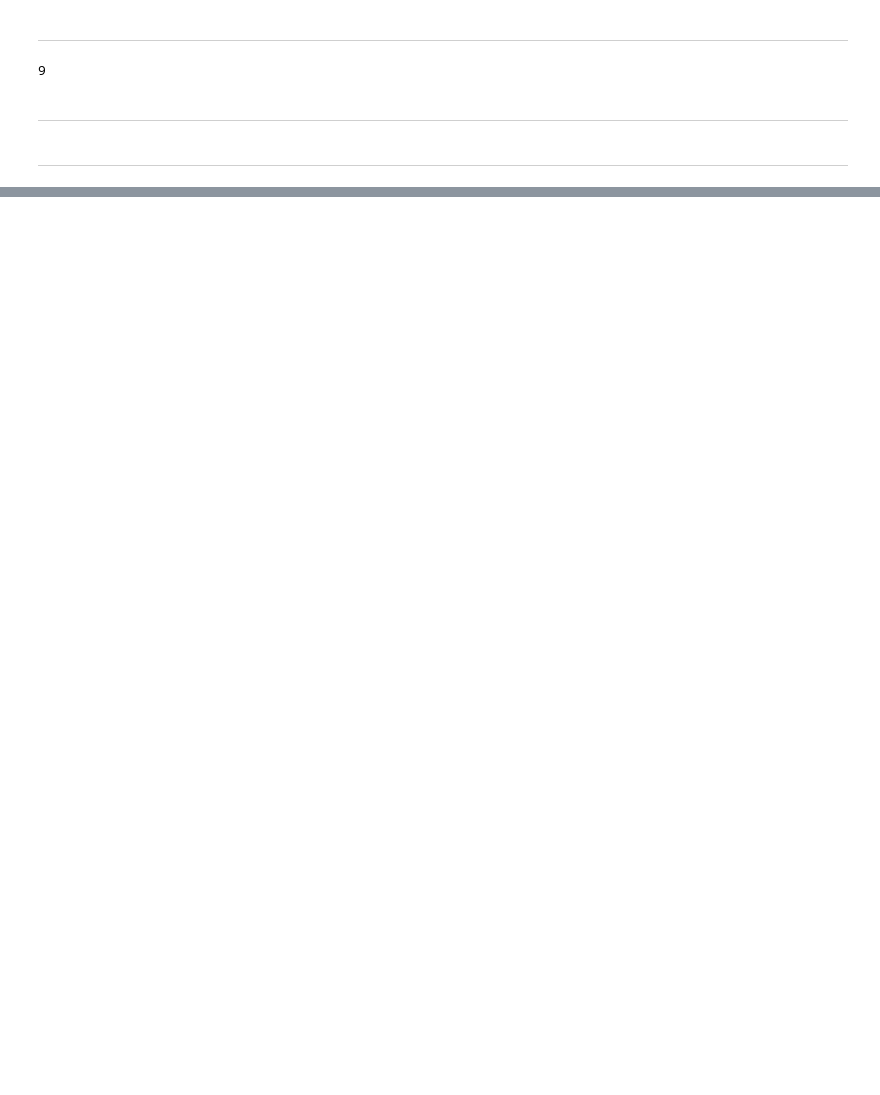
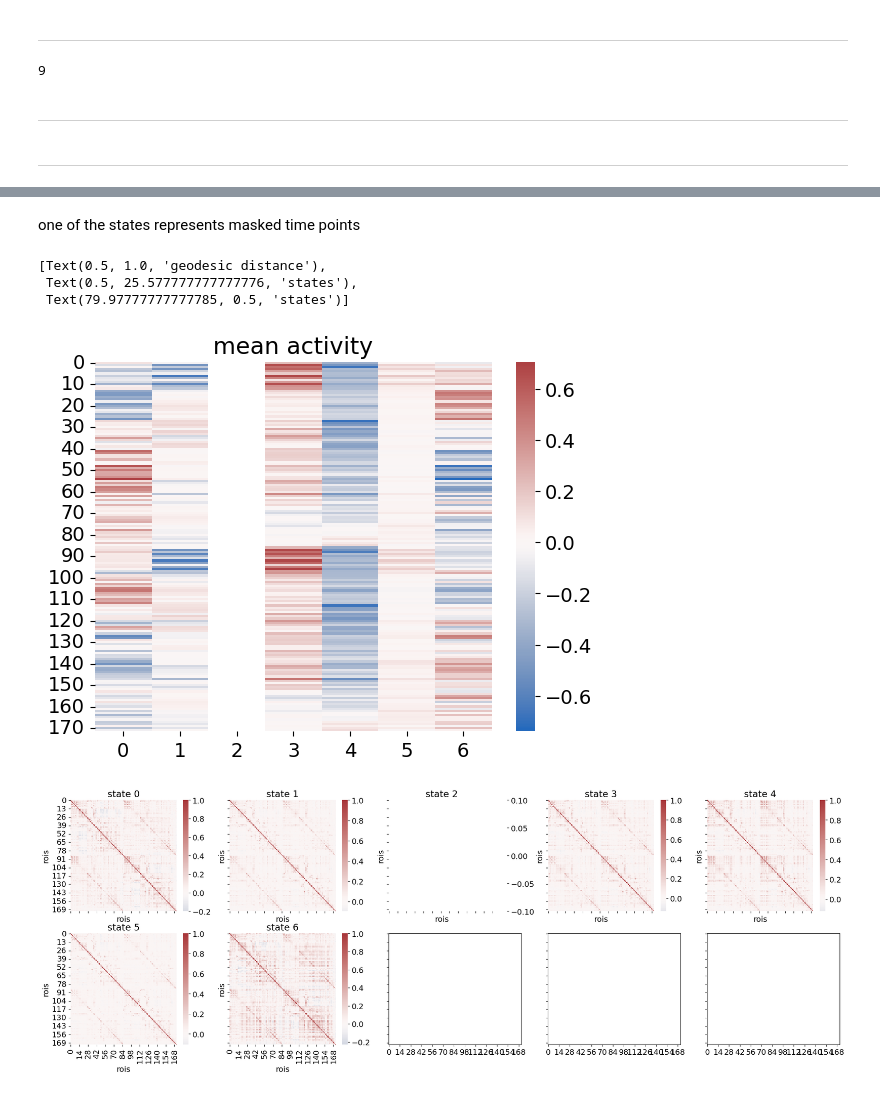
Before and after one commit to govinda-umd/network_estimation, a Jupyter notebook: nb/dec23/01-desc-pca-ts.ipynb, the cells around one changed output, grey strips where cells are left out. Cells and saved outputs as stored; diff of their text form; code cells hidden in the pictures; blank space fills up the shorter version.

```diff
--- a/nb/dec23/01-desc-pca-ts.ipynb
+++ b/nb/dec23/01-desc-pca-ts.ipynb
@@ -280,0 +486,34 @@ ax.set(title=f'mean life time')
+# %% [markdown]
+one of the states represents masked time points
+# %%
+# mean activities of states
+sns.heatmap(mean_activity, cmap=sns.color_palette("vlag", as_cmap=True), center=0)
+plt.title('mean activity')
+
+# fcs of states
+colors = sns.color_palette('tab10')[:hmm.K]
+nrows, ncols = int(np.ceil(args.num_states / 5)), 5
+fig, axs = plt.subplots(nrows=nrows, ncols=ncols, figsize=(5*ncols, 4*nrows), sharex=True, sharey=True)
+for idx_state in range(args.num_states):
+    r, c = idx_state // 5,  idx_state % 5
+    ax = axs[r, c] if args.num_states > 5 else axs[c]
+
+    sns.heatmap(fcs[:, :, idx_state], cmap=sns.color_palette("vlag", as_cmap=True), center=0, ax=ax)
+    ax.set(title=f'state {idx_state}', xlabel='rois', ylabel='rois')
+
+# geodesic dists bw fcs
+fig, axs = plt.subplots(1, 1, figsize=(8, 6), dpi=80)
+ax = axs
+sns.heatmap(
+    dists, square=True,
+    cmap='Greys_r', #center=0,
+    annot=True, fmt='.1f',
+    ax=ax
+)
+ax.set(title='geodesic distance', xlabel='states', ylabel='states')
+# %% [output]
+[Text(0.5, 1.0, 'geodesic distance'),
+ Text(0.5, 25.577777777777776, 'states'),
+ Text(79.97777777777785, 0.5, 'states')]
+[figure, added]
+[figure, added]
```
Also changed, not shown: parts of 25 cells of this notebook, 21 other files.
